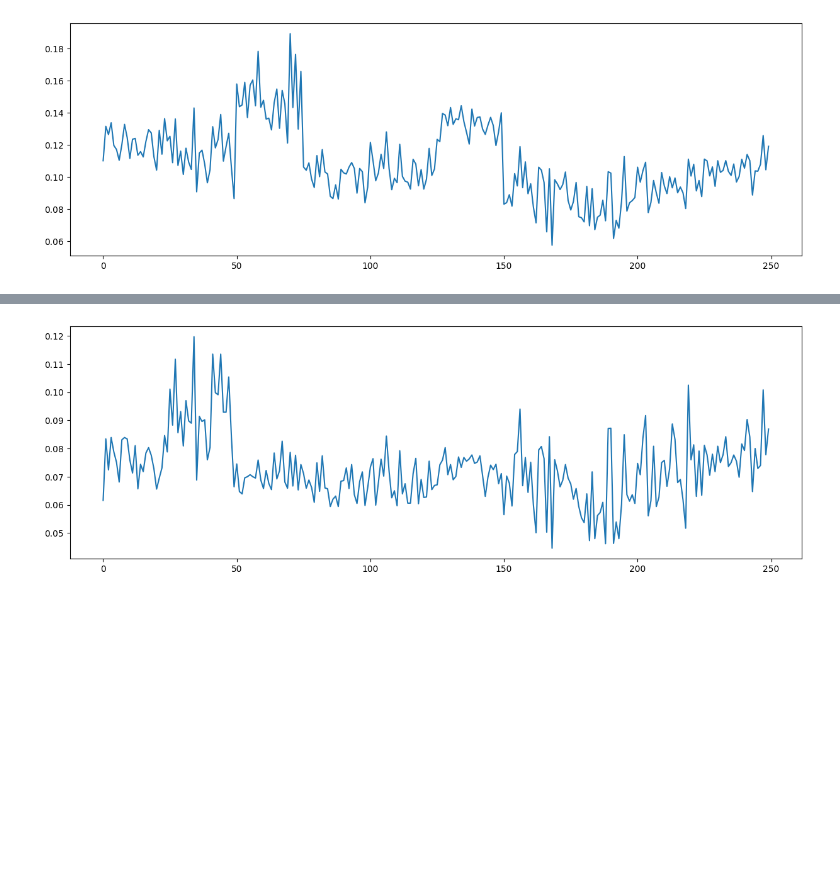
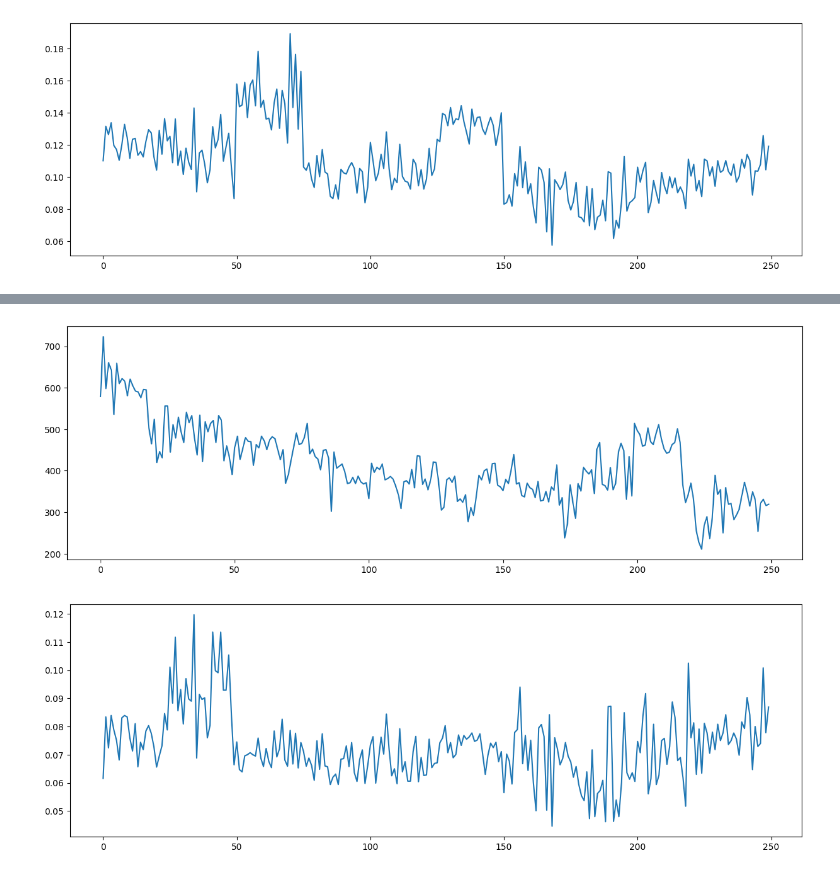
Before and after one commit to n3ling49/sec-header-analysis, a Jupyter notebook: src/evaluation/evaluation.ipynb, the cells around one changed output, grey strips where cells are left out. Drawn from its saved outputs; the diff is of its cells as text; code cells hidden in the pictures; blank space fills up the shorter version.

```diff
--- a/src/evaluation/evaluation.ipynb
+++ b/src/evaluation/evaluation.ipynb
@@ -134 +134,9 @@ plt.show()
+# %%
+csp_values = [579, 723, 598, 660, 643, 536, 659, 610, 622, 616, 581, 621, 605, 592, 590, 576, 596, 595, 503, 465, 524, 420, 446, 431, 556, 556, 445, 511, 479, 529, 494, 468, 541, 516, 533, 479, 438, 534, 422, 518, 494, 514, 521, 468, 533, 522, 424, 460, 433, 391, 456, 483, 427, 453, 480, 471, 470, 413, 463, 455, 483, 472, 451, 474, 482, 477, 452, 427, 451, 370, 391, 425, 458, 491, 463, 466, 481, 514, 441, 452, 434, 428, 402, 449, 451, 430, 302, 445, 406, 411, 416, 398, 369, 371, 384, 369, 387, 373, 368, 371, 333, 418, 396, 408, 403, 416, 378, 381, 386, 380, 363, 342, 309, 373, 376, 368, 403, 359, 436, 435, 367, 380, 354, 377, 421, 420, 372, 305, 312, 378, 383, 372, 387, 326, 332, 324, 342, 277, 311, 292, 337, 389, 378, 400, 404, 370, 417, 418, 365, 361, 352, 379, 369, 401, 439, 368, 371, 340, 337, 370, 359, 355, 335, 374, 327, 329, 350, 325, 361, 353, 414, 317, 335, 238, 273, 366, 325, 285, 369, 351, 408, 399, 392, 402, 345, 452, 468, 367, 364, 353, 407, 354, 370, 445, 466, 448, 331, 434, 339, 514, 497, 487, 459, 462, 503, 470, 463, 489, 511, 477, 453, 442, 445, 463, 468, 501, 468, 366, 323, 342, 370, 331, 256, 227, 211, 269, 289, 236, 287, 389, 343, 354, 250, 359, 319, 321, 282, 293, 307, 340, 372, 346, 315, 349, 330, 254, 322, 331, 316, 319]
+# %%
+plt.figure().set_figwidth(15)
+plt.plot(csp_values)
+plt.show()
+# %% [output]
+[figure, added]
 # %%
```
Also changed, not shown: parts of 7 cells of this notebook, 9 other files.
